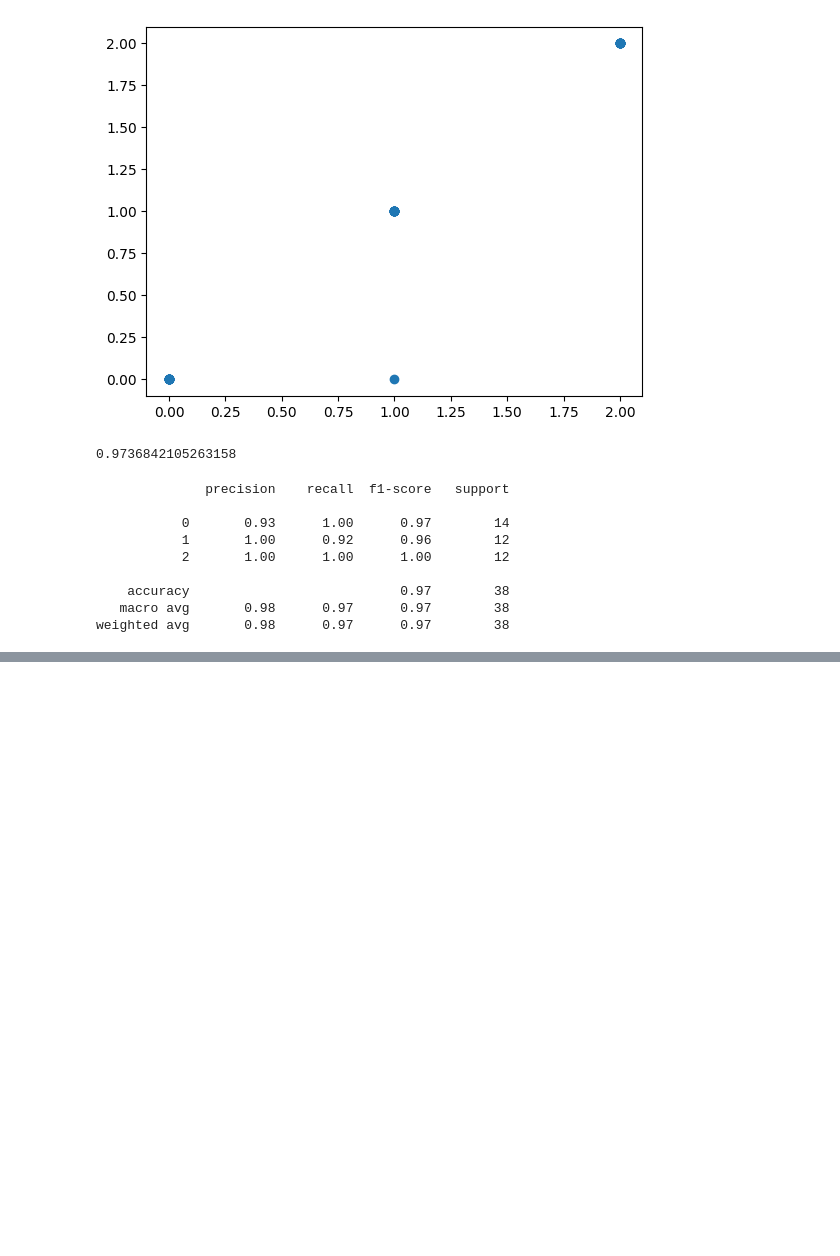
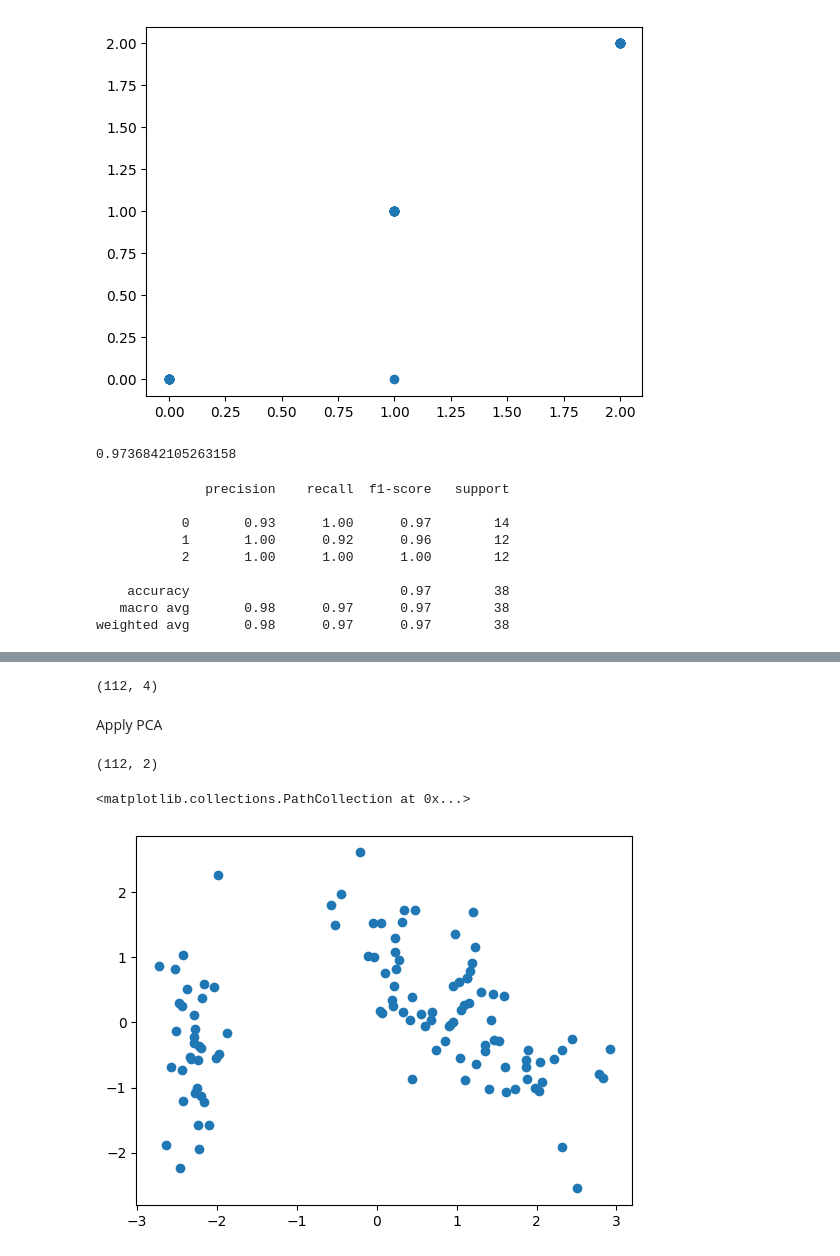
Before and after one commit to Parishri07/Classification-of-flower-categories, a Jupyter notebook: Iris_dataset.ipynb, the cells around one changed output, grey strips where cells are left out. Saved outputs shown, nothing was run; the diff lists cells and outputs as text; code cells hidden in the pictures; blank space fills up the shorter version.

```diff
--- a/Iris_dataset.ipynb
+++ b/Iris_dataset.ipynb
@@ -492,0 +498,29 @@ weighted avg       0.98      0.97      0.97        38
+# %%
+from sklearn.model_selection import train_test_split
+X_train, X_test, y_train, y_test = train_test_split(X, y, test_size=0.25, random_state=42)
+# %%
+from sklearn.preprocessing import StandardScaler
+scaler = StandardScaler()
+scaler.fit(X_train)
+X_train = scaler.transform(X_train)
+X_test = scaler.transform(X_test)
+# %%
+X_train.shape
+# %% [output]
+(112, 4)
+# %% [markdown]
+Apply PCA
+# %%
+from sklearn.decomposition import PCA
+pca = PCA(n_components=2)
+# %%
+pca_scaled =pca.fit_transform(X_train)
+# %%
+pca_scaled.shape
+# %% [output]
+(112, 2)
+# %%
+plt.scatter(pca_scaled[:,0], pca_scaled[:,1])
+# %% [output]
+<matplotlib.collections.PathCollection at 0x...>
+[figure, added]
```
Also changed, not shown: parts of 11 cells of this notebook.
